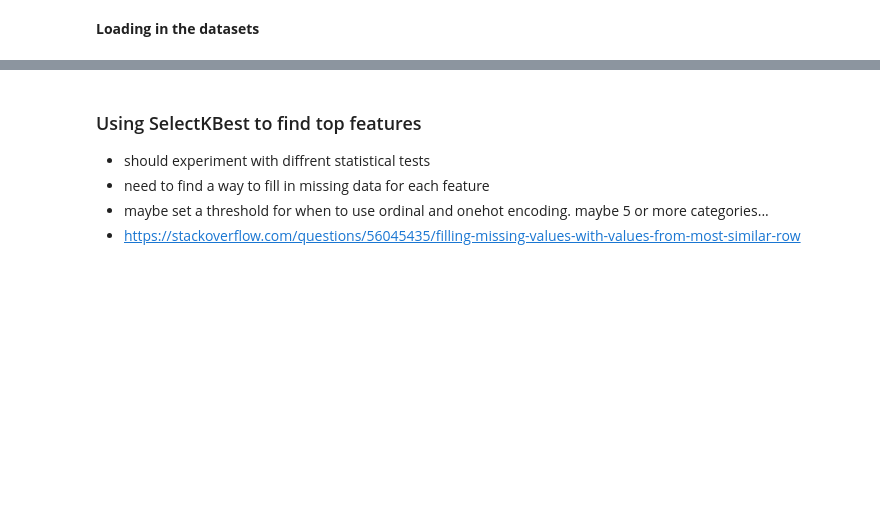
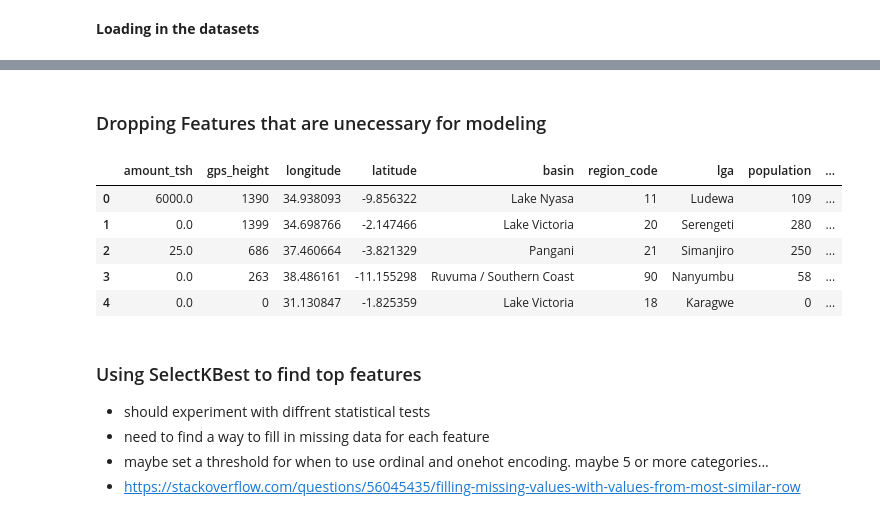
Before and after one commit to Tyler9937/Data-Science-and-Computer-Science-Fundamentals, a Jupyter notebook: Predictive Modeling/Tanzanian Ministry of Water Dataset Project/TMW Dataset Analysis.ipynb, the cells around one changed output, grey strips where cells are left out. Drawn from its saved outputs; the diff is of its cells as text; code cells hidden in the pictures; blank space fills up the shorter version.

```diff
--- a/Predictive Modeling/Tanzanian Ministry of Water Dataset Project/TMW Dataset Analysis.ipynb
+++ b/Predictive Modeling/Tanzanian Ministry of Water Dataset Project/TMW Dataset Analysis.ipynb
@@ -70,0 +375,5 @@ Name: funder, Length: 1897, dtype: int64
+# %%
+df['date_recorded'] = pd.to_datetime(df['date_recorded'], infer_datetime_format=True)
+df['year_recorded'] = df['date_recorded'].dt.year
+df['month_rec'] = df['date_recorded'].dt.month
+df['day_rec'] = df['date_recorded'].dt.day
@@ -70,0 +382,15 @@ Name: funder, Length: 1897, dtype: int64
+# %%
+days_in_a_month = 31 # can potentially be done better (28, 30, 31)
+months_in_a_year = 12
+
+# Normalize
+df['norm_day'] = 2 * math.pi * df["day_rec"] / df["day_rec"].max()
+df['norm_month'] = 2 * math.pi * df['month_rec'] / df['month_rec'].max()
+
+# Sin
+df['sin_day'] = np.sin((df.day_rec-1)*(2*np.pi/days_in_a_month))
+df['sin_month'] = np.sin((df.month_rec-1)*(2*np.pi/months_in_a_year))
+
+# Cosine
+df['cos_day'] = np.cos((df.day_rec-1)*(2*np.pi/days_in_a_month))
+df['cos_month'] = np.cos((df.month_rec-1)*(2*np.pi/months_in_a_year))
@@ -71,3 +450,19 @@ Name: funder, Length: 1897, dtype: int64
+# %%
+df['years_in_service'] =
+# %% [markdown]
+### Dropping Features that are unecessary for modeling
+# %%
+df.drop(['id'], axis=1, inplace=True)
+df.drop('date_recorded', axis=1, inplace=True)
+# %%
+df.head()
+# %% [output]
+|  | amount_tsh | gps_height | longitude | latitude | basin | region_code | lga | population | ... |
+| 0 | 6000.0 | 1390 | 34.938093 | -9.856322 | Lake Nyasa | 11 | Ludewa | 109 | ... |
+| 1 | 0.0 | 1399 | 34.698766 | -2.147466 | Lake Victoria | 20 | Serengeti | 280 | ... |
+| 2 | 25.0 | 686 | 37.460664 | -3.821329 | Pangani | 21 | Simanjiro | 250 | ... |
+| 3 | 0.0 | 263 | 38.486161 | -11.155298 | Ruvuma / Southern Coast | 90 | Nanyumbu | 58 | ... |
+| 4 | 0.0 | 0 | 31.130847 | -1.825359 | Lake Victoria | 18 | Karagwe | 0 | ... |
 # %% [markdown]
 ### Using SelectKBest to find top features
 - should experiment with diffrent statistical tests
```
Also changed, not shown: parts of 42 cells of this notebook, 1 other file.
